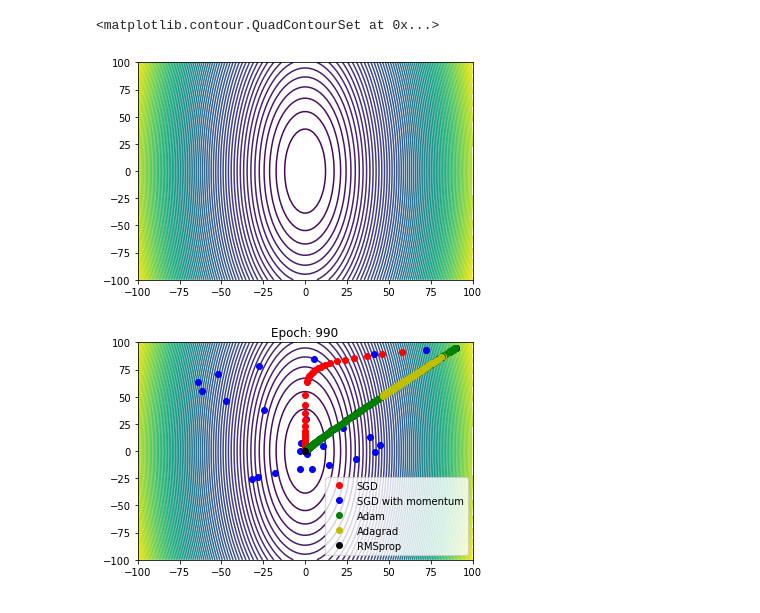
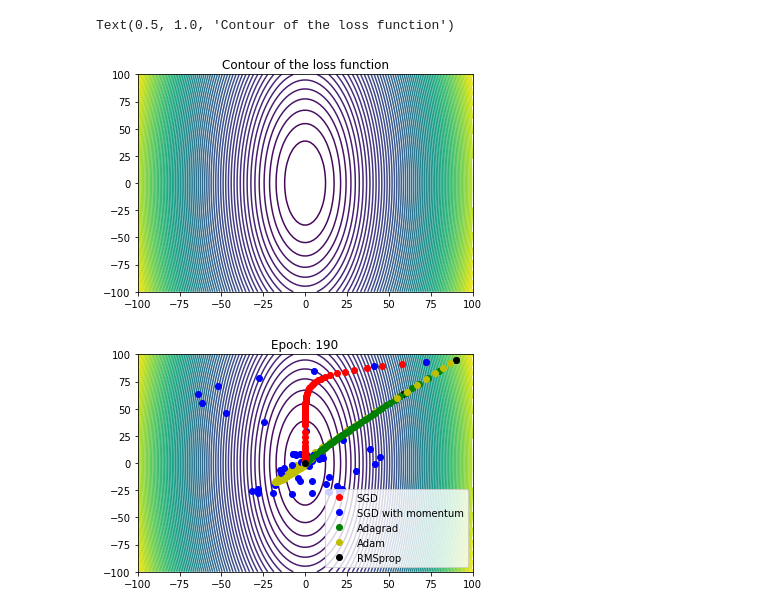
Before and after one commit to kartiksrinivas007/AI500-Deep-Learning, a Jupyter notebook: A3/gradient_descent.ipynb, the cells around one changed output. Saved outputs shown, nothing was run; the diff lists cells and outputs as text; code cells hidden in the pictures.

```diff
--- a/A3/gradient_descent.ipynb
+++ b/A3/gradient_descent.ipynb
@@ -36,13 +89,13 @@ opt_adagrad = optim.Adagrad([x_adagrad, y_adagrad], lr=0.8)
 # %%
-## PLot the contorur of the loss function
 x1 = np.linspace(-100, 100, 100)
 x2 = np.linspace(-100, 100, 100)
 X1, X2 = np.meshgrid(x1, x2)
 Z = 10*X1*X1 + X2*X2
 plt.contour(X1, X2, Z, 100)
+plt.title('Contour of the loss function')
 # %% [output]
-<matplotlib.contour.QuadContourSet at 0x...>
+Text(0.5, 1.0, 'Contour of the loss function')
-[figure, old version]
+[figure, new version]
 # %%
 x1 = np.linspace(-100, 100, 100)
 x2 = np.linspace(-100, 100, 100)
@@ -50,38 +103,23 @@ X1, X2 = np.meshgrid(x1, x2)
 Z = 10*X1*X1 + X2*X2
 plt.contour(X1, X2, Z, 100)
 filenames = []
-for epoch in range(1000):
-    opt.zero_grad()
-    opt_mom.zero_grad()
-    opt_ad.zero_grad()
-    opt_adagrad.zero_grad()
-    opt_rms.zero_grad()
-
+for epoch in tqdm(range(1,200)):
     loss = loss_function(x, y)
-    loss_mom = loss_function(x_mom, y_mom)
-    loss_ad = loss_function(x_ad, y_ad)
-    loss_adagrad = loss_function(x_adagrad, y_adagrad)
-    loss_rms = loss_function(x_rms, y_rms)
-    if(epoch%10==0 or epoch < 20):
-        plt.plot([x.item()], [y.item()], 'ro')
-        plt.plot([x_mom.item()], [y_mom.item()], 'bo')
-        plt.plot([x_ad.item()], [y_ad.item()], 'go')
-        plt.plot([x_adagrad.item()], [y_adagrad.item()], 'yo')
-        plt.plot([x_rms.item()], [y_rms.item()], 'ko')
-        filenames.append('Figures/frame{:03d}.png'.format(epoch))
-        plt.legend(['SGD', 'SGD with momentum', 'Adam', 'Adagrad', 'RMSprop'])
+    if(epoch%10==0 or epoch < 50):
+        plt.plot([x], [y], 'ro')
+        plt.plot([x_mom], [y_mom], 'bo')
+        plt.plot([x_adg], [y_adg], 'go')
+        plt.plot([x_adam], [y_adam], 'yo')
+        plt.plot([x_rms], [y_rms], 'ko')
+        filenames.append('Figures/orig_frame{:03d}.png'.format(epoch))
+        plt.legend(['SGD', 'SGD with momentum', 'Adagrad', 'Adam', 'RMSprop'])
         plt.title('Epoch: {}'.format(epoch))
         plt.savefig(filenames[-1])
-    loss.backward()
-    loss_mom.backward()
-    loss_adagrad.backward()
-    loss_rms.backward()
-    loss_ad.backward()
-    opt.step()
-    opt_mom.step()
-    opt_ad.step()
-    opt_adagrad.step()
-    opt_rms.step()
+    x,y = step_SGD(x, y, 0.01)
+    x_mom,y_mom = step_momentum(x_mom, y_mom, 0.01, MOMENTUM)
+    x_adg,y_adg = step_adagrad(x_adg, y_adg, 10)
+    x_rms,y_rms = step_rmsprop(x_rms, y_rms, 0.1)
+    x_adam,y_adam = step_adam(x_adam, y_adam, 0.01)
 # %% [output]
-[figure, old version]
+[figure, new version]
 # %%
```
Also changed, not shown: parts of 16 cells of this notebook, 4 other files.
